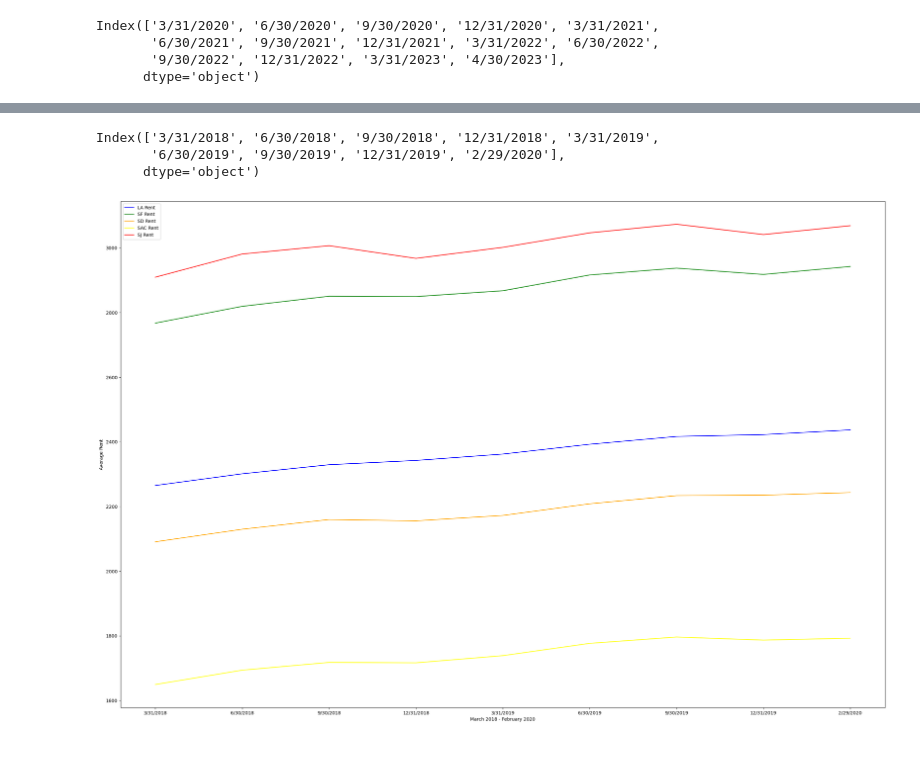
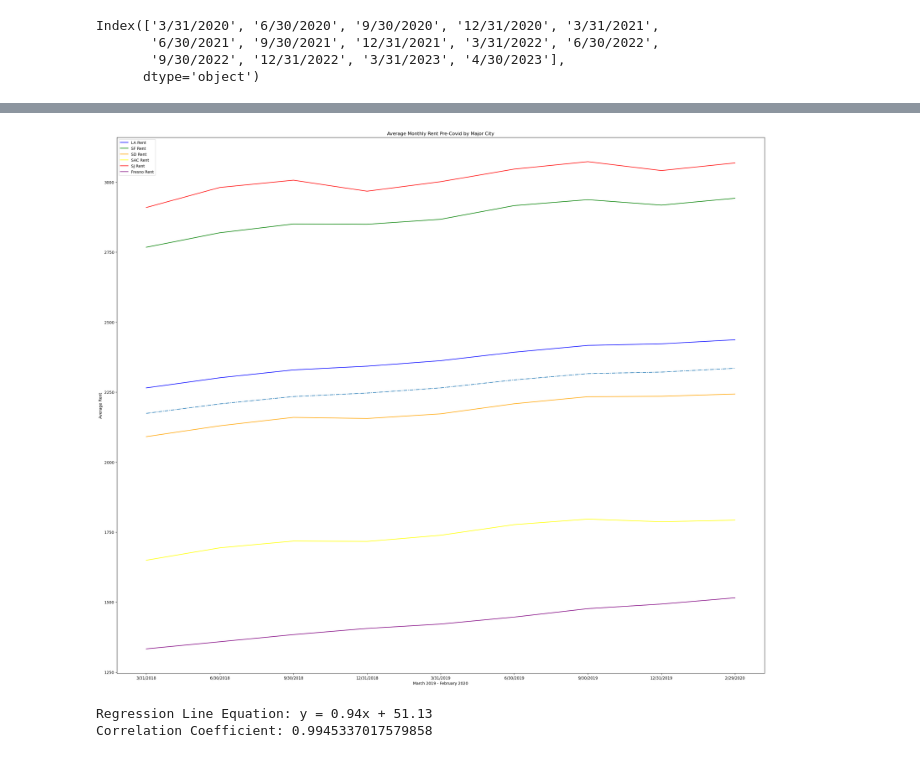
Before and after one commit to caleighteahan/Project_1, a Jupyter notebook: Starter_4.ipynb, the cells around one changed output, grey strips where cells are left out. Saved outputs shown, nothing was run; the diff lists cells and outputs as text; code cells hidden in the pictures.

```diff
--- a/Starter_4.ipynb
+++ b/Starter_4.ipynb
@@ -196,0 +218,3 @@ clean_ca_rental
+# %%
+clean_ca_rental=ca_rental
+clean_ca_rental.head(1)
@@ -214,27 +243,44 @@ pre_covid_rentals=clean_ca_rental[["3/31/2018", "6/30/2018",
                                   "6/30/2019",
                                 "9/30/2019", "12/31/2019", "2/29/2020" ]]
 # %%
-months=pre_covid_rentals.keys()
-months
+pre_rent_months=pre_covid_rentals.keys()
-# %% [output]
-Index(['3/31/2018', '6/30/2018', '9/30/2018', '12/31/2018', '3/31/2019',
-       '6/30/2019', '9/30/2019', '12/31/2019', '2/29/2020'],
-      dtype='object')
+# %%
+average_rent_pre=pre_covid_rentals[["3/31/2018", "6/30/2018",
+                                "9/30/2018", "12/31/2018","3/31/2019",
+                                  "6/30/2019",
+                                "9/30/2019", "12/31/2019", "2/29/2020" ]].mean()
 # %%
 LA=pre_covid_rentals.loc[2]
 SF=pre_covid_rentals.loc[12]
 SD=pre_covid_rentals.loc[17]
 SAC=pre_covid_rentals.loc[26]
 SJ=pre_covid_rentals.loc[35]
-plt.figure(figsize=(30,20))
-LA_avg=plt.plot(months, LA, color='blue', label="LA Rent")
-SF_avg=plt.plot(months, SF, color="green", label="SF Rent")
-SD_avg=plt.plot(months, SD, color='orange', label="SD Rent")
-SAC_avg=plt.plot(months, SAC, color='yellow', label="SAC Rent")
-SJ_avg=plt.plot(months, SJ, color='red', label="SJ Rent")
+FRS=pre_covid_rentals.loc[56]
+plt.figure(figsize=(30,25))
+LA_avg=plt.plot(pre_rent_months, LA, color='blue', label="LA Rent")
+SF_avg=plt.plot(pre_rent_months, SF, color="green", label="SF Rent")
+SD_avg=plt.plot(pre_rent_months, SD, color='orange', label="SD Rent")
+SAC_avg=plt.plot(pre_rent_months, SAC, color='yellow', label="SAC Rent")
+SJ_avg=plt.plot(pre_rent_months, SJ, color='red', label="SJ Rent")
+FRS_abg=plt.plot(pre_rent_months, FRS, color="purple", label="Fresno Rent")
 plt.legend()
-plt.xlabel("March 2018 - February 2020")
+plt.title("Average Monthly Rent Pre-Covid by Major City")
+plt.xlabel("March 2019 - February 2020")
 plt.ylabel("Average Rent")
+
+regression_months=pre_covid_rentals.iloc[0,0:]
+
+slope, intercept, r_value, p_value, std_err = linregress(regression_months, average_rent_pre)
+line_eq = "y = " + str(round(slope,2)) + "x + " + str(round(intercept,2))
+#plt.annotate(line_eq,(3400,2783.92),fontsize=15,color="red")
+
+regression_line = slope * regression_months + intercept
+plt.plot(regression_line, linestyle='dashdot', label='Regression Line')
+
 plt.show()
+print("Regression Line Equation: y = {:.2f}x + {:.2f}".format(slope, intercept))
+print("Correlation Coefficient:", r_value)
 # %% [output]
-[figure, old version]
+[figure, new version]
+Regression Line Equation: y = 0.94x + 51.13
+Correlation Coefficient: 0.9945337017579858
```
Also changed, not shown: parts of 20 cells of this notebook, 4 other files.
